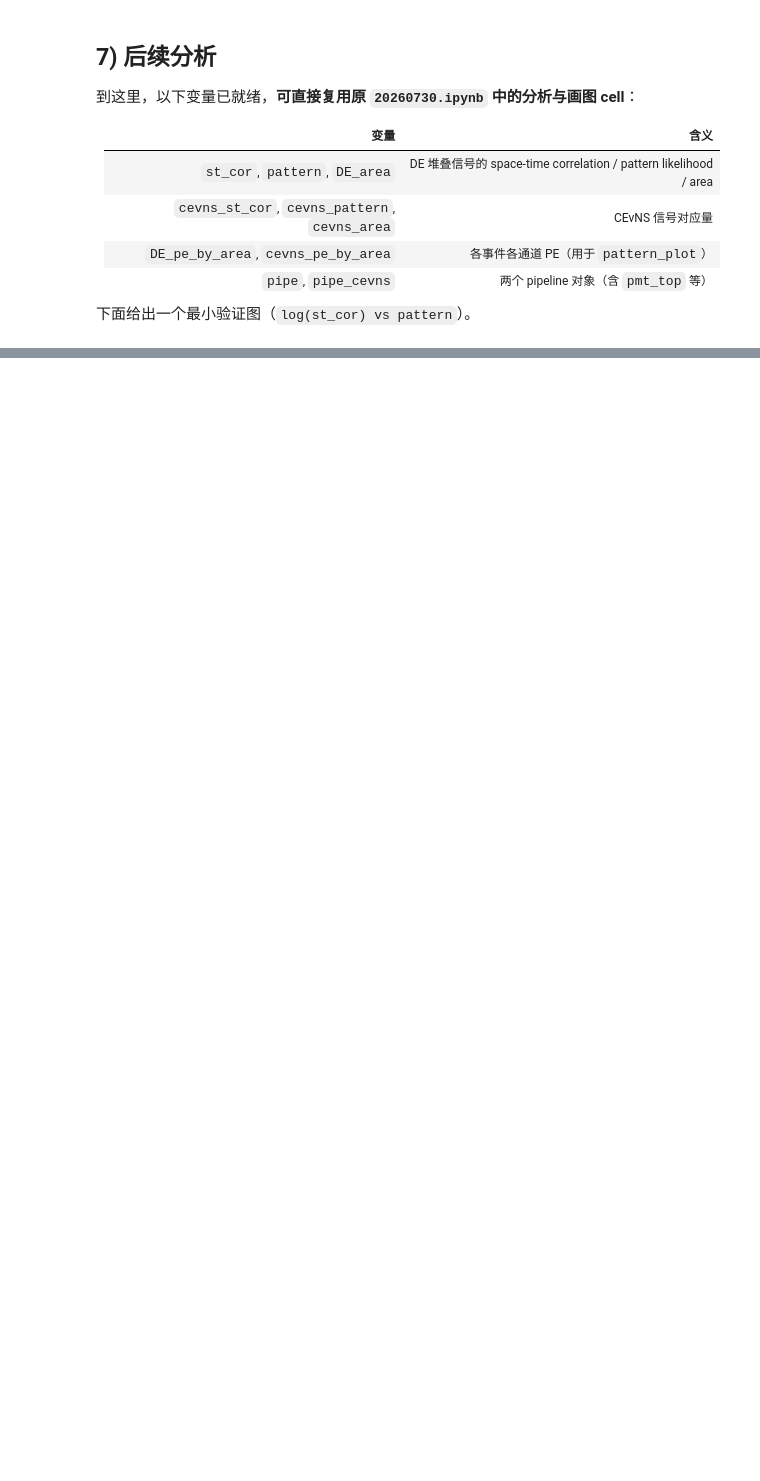
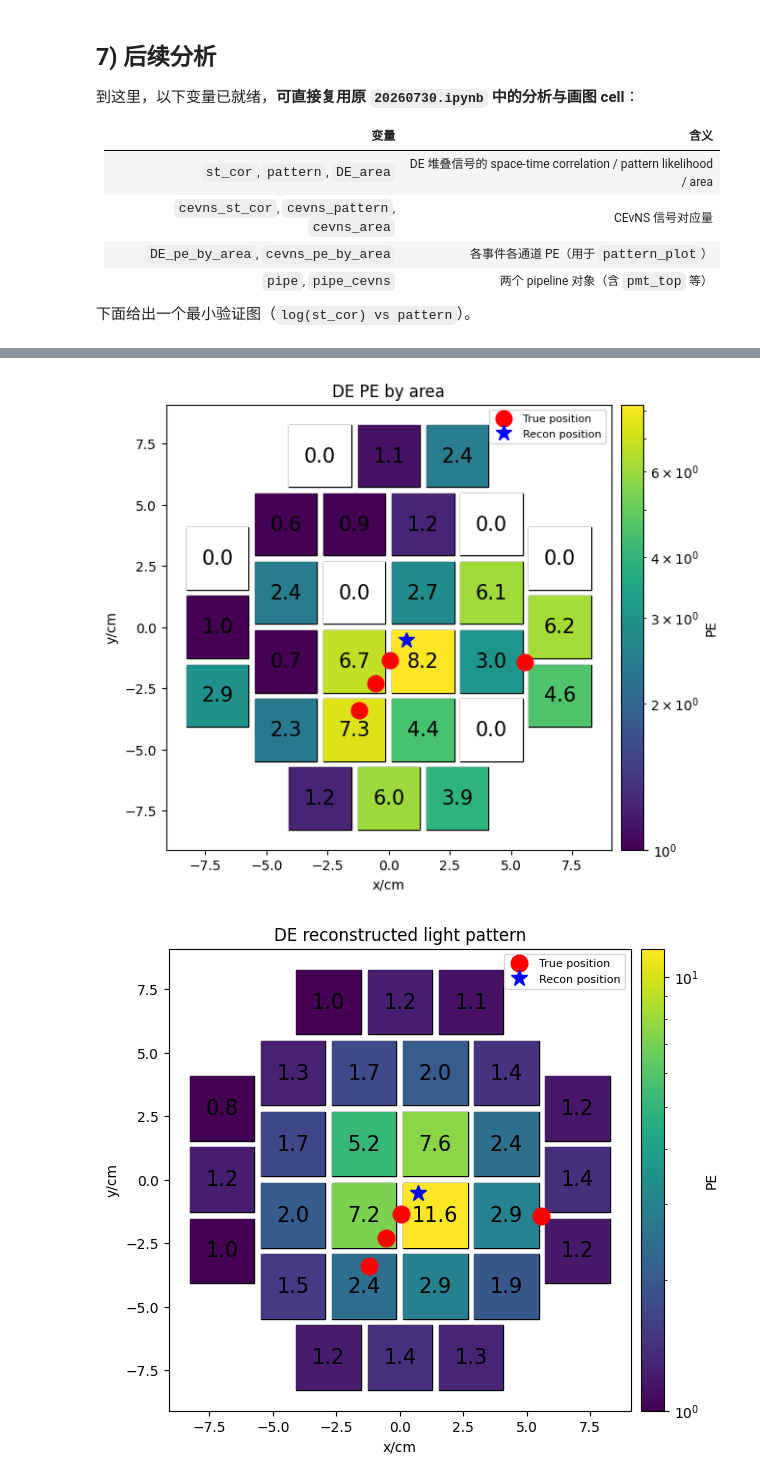
Before and after one commit to Leiy2003/TPC_DE_SIm_test, a Jupyter notebook: notebooks/20260730_sampled.ipynb, the cells around one changed output, grey strips where cells are left out. Saved outputs shown, nothing was run; the diff lists cells and outputs as text; code cells hidden in the pictures; blank space fills up the shorter version.

```diff
--- a/notebooks/20260730_sampled.ipynb
+++ b/notebooks/20260730_sampled.ipynb
@@ -340,0 +644,19 @@ for i in range(min(3, len(DE_area))):
+# %%
+e_num = 4
+mask = np.ptp(pipe.pile_up_events[e_num-2]['eventId'], axis=1) != 0
+np.sum(mask)
+valid_indices = np.where(mask)[0]
+
+for i in range(min(5, len(valid_indices))):
+    idx = valid_indices[i]
+    pattern_plot(pipe.pile_up_results[e_num-2].pe_by_area[idx],
+                 electron=pipe.pile_up_events[e_num-2][idx],
+                 pos_recons = pipe.pile_up_pos_recon[e_num-2][idx],
+                 pmt_info = pipe.pmt_top,title = "DE PE by area")
+    pattern_plot(pipe.pile_up_recons_light_pattern[e_num-2][idx],
+                 electron=pipe.pile_up_events[e_num-2][idx],
+                 pos_recons = pipe.pile_up_pos_recon[e_num-2][idx],
+                 pmt_info = pipe.pmt_top,title = "DE reconstructed light pattern")
+# %% [output]
+[figure, added]
+[figure, added]
```
Also changed, not shown: parts of 33 cells of this notebook, 3 other files.
